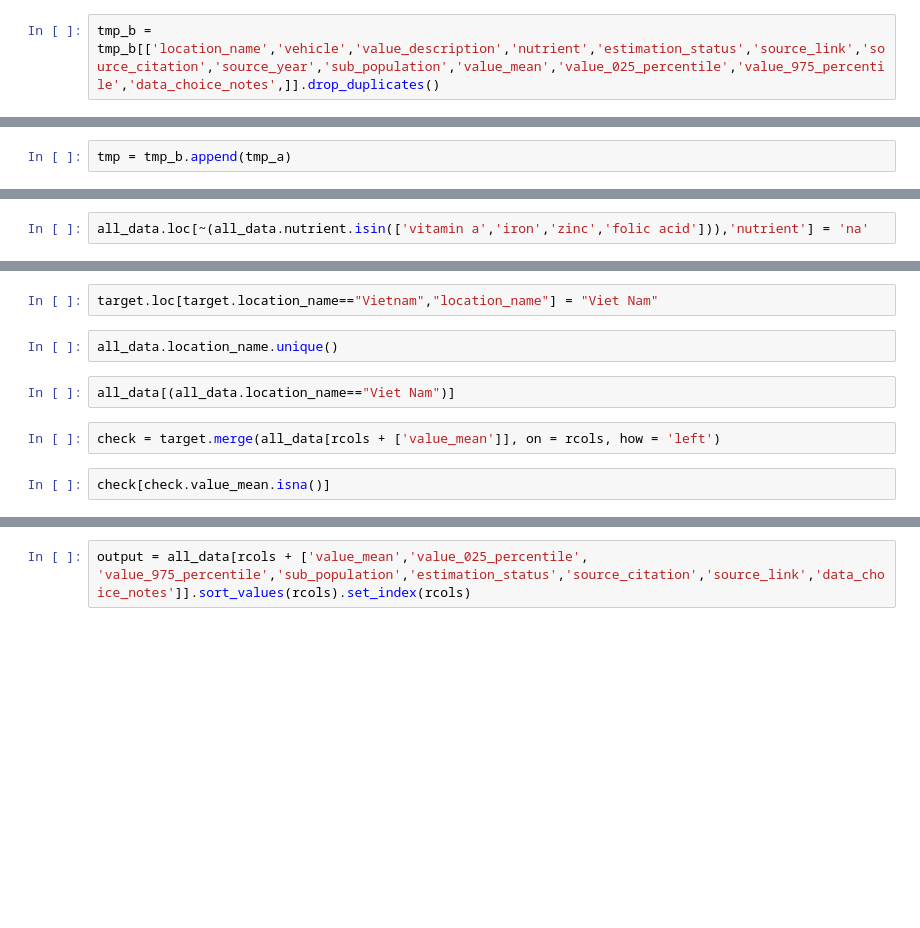
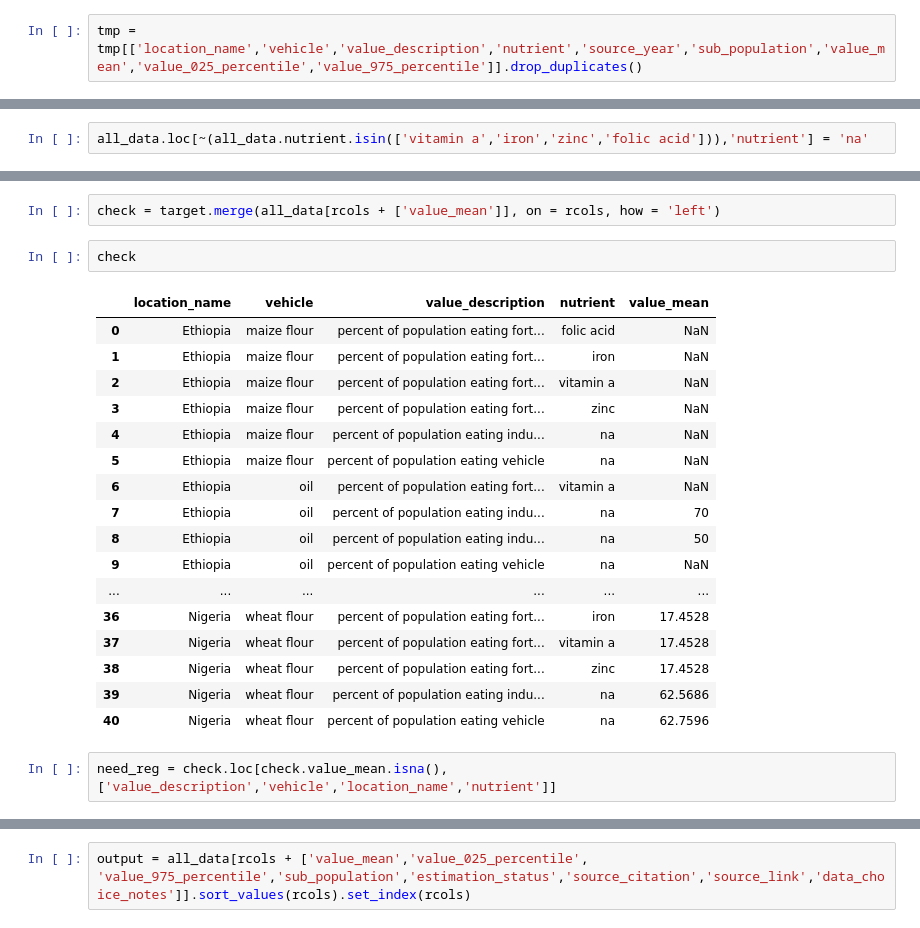
Before and after one commit to ihmeuw/vivarium_research_lsff, a Jupyter notebook: data_prep/pipeline/interim/2021_03_31_clean_population_coverage_data_tier1.ipynb, the cells around one changed output, grey strips where cells are left out. Saved outputs shown, nothing was run; the diff lists cells and outputs as text; blank space fills up the shorter version.

```diff
--- a/data_prep/pipeline/interim/2021_03_31_clean_population_coverage_data_tier1.ipynb
+++ b/data_prep/pipeline/interim/2021_03_31_clean_population_coverage_data_tier1.ipynb
@@ -315,2 +733,2 @@ tmp_b.value_975_percentile = tmp_b.groupby(scols).transform('sum').value_975_per
 # %%
-tmp_b = tmp_b[['location_name','vehicle','value_description','nutrient','estimation_status','source_link','source_citation','source_year','sub_population','value_mean','value_025_percentile','value_975_percentile','data_choice_notes',]].drop_duplicates()
+tmp = tmp[['location_name','vehicle','value_description','nutrient','source_year','sub_population','value_mean','value_025_percentile','value_975_percentile']].drop_duplicates()
@@ -325,4 +735,2 @@ tmp_b['data_choice_notes'] = "Excluded central bureau of stats total pop number
-# %%
-tmp = tmp_b.append(tmp_a)
 # %%
 tmp
@@ -343,10 +794,24 @@ all_data[rcols + ['value_mean','value_025_percentile','value_975_percentile','su
-# %%
-target.loc[target.location_name=="Vietnam","location_name"] = "Viet Nam"
-# %%
-all_data.location_name.unique()
-# %%
-all_data[(all_data.location_name=="Viet Nam")]
 # %%
 check = target.merge(all_data[rcols + ['value_mean']], on = rcols, how = 'left')
-# %%
-check[check.value_mean.isna()]
+# %%
+check
+# %% [output]
+|  | location_name | vehicle | value_description | nutrient | value_mean |
+| 0 | Ethiopia | maize flour | percent of population eating fort... | folic acid | NaN |
+| 1 | Ethiopia | maize flour | percent of population eating fort... | iron | NaN |
+| 2 | Ethiopia | maize flour | percent of population eating fort... | vitamin a | NaN |
+| 3 | Ethiopia | maize flour | percent of population eating fort... | zinc | NaN |
+| 4 | Ethiopia | maize flour | percent of population eating indu... | na | NaN |
+| 5 | Ethiopia | maize flour | percent of population eating vehicle | na | NaN |
+| 6 | Ethiopia | oil | percent of population eating fort... | vitamin a | NaN |
+| 7 | Ethiopia | oil | percent of population eating indu... | na | 70 |
+| 8 | Ethiopia | oil | percent of population eating indu... | na | 50 |
+| 9 | Ethiopia | oil | percent of population eating vehicle | na | NaN |
+| ... | ... | ... | ... | ... | ... |
+| 36 | Nigeria | wheat flour | percent of population eating fort... | iron | 17.4528 |
+| 37 | Nigeria | wheat flour | percent of population eating fort... | vitamin a | 17.4528 |
+| 38 | Nigeria | wheat flour | percent of population eating fort... | zinc | 17.4528 |
+| 39 | Nigeria | wheat flour | percent of population eating indu... | na | 62.5686 |
+| 40 | Nigeria | wheat flour | percent of population eating vehicle | na | 62.7596 |
+# %%
+need_reg = check.loc[check.value_mean.isna(),['value_description','vehicle','location_name','nutrient']]
```
Also changed, not shown: parts of 119 cells of this notebook.
